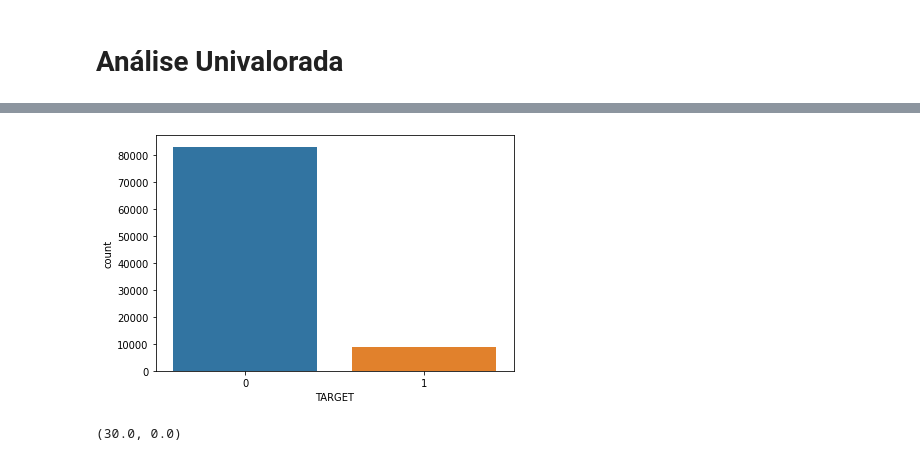
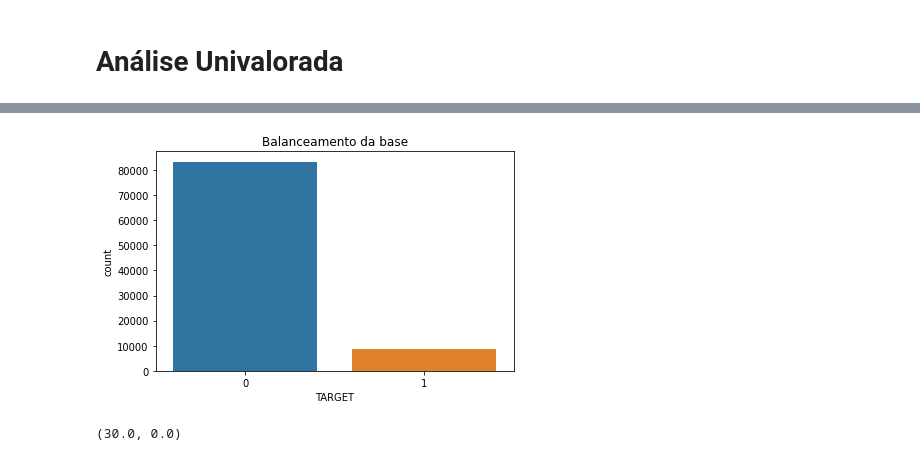
Before and after one commit to AlexCohenDambros/Credit-Analysis, a Jupyter notebook: CreditAnalysis.ipynb, the cells around one changed output, grey strips where cells are left out. Cells and saved outputs as stored; diff of their text form; code cells hidden in the pictures.

```diff
--- a/CreditAnalysis.ipynb
+++ b/CreditAnalysis.ipynb
@@ -142,11 +231,11 @@ plt.show()
 # %%
-# gráfico de contagem do target no treino
 fig, ax = plt.subplots(figsize=(6, 4))
 ax = sns.countplot(x="TARGET", data=train)
+plt.title("Balanceamento da base")
 plt.tight_layout()
 plt.show()
 # %% [output]
-[figure, old version]
+[figure, new version]
 # %%
 sns.violinplot(train["TEMPOCPF"])
 plt.xlim(30,0)
```
Also changed, not shown: parts of 64 cells of this notebook.
